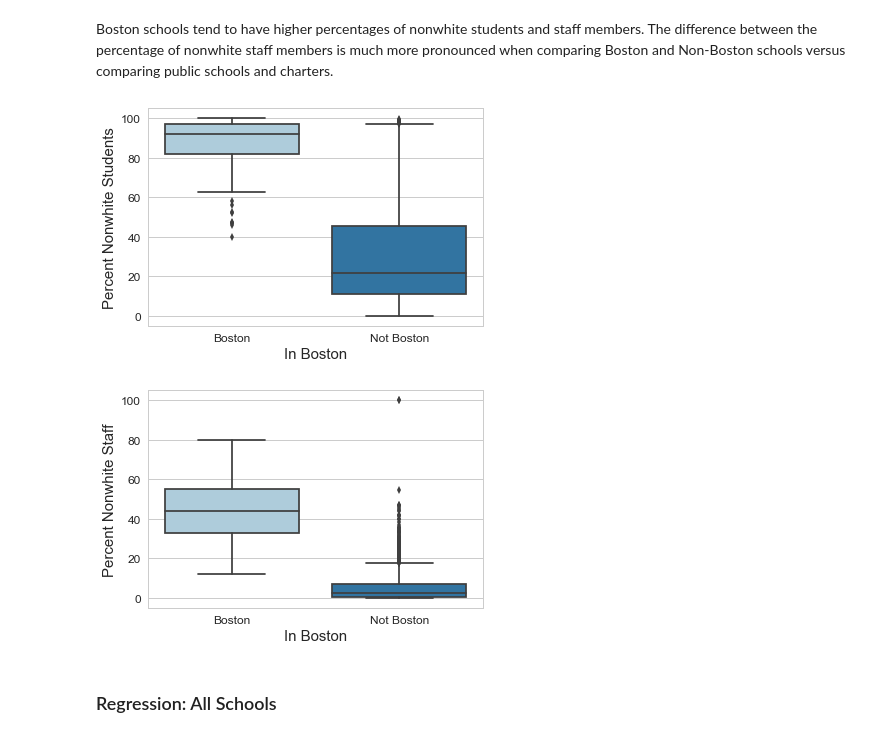
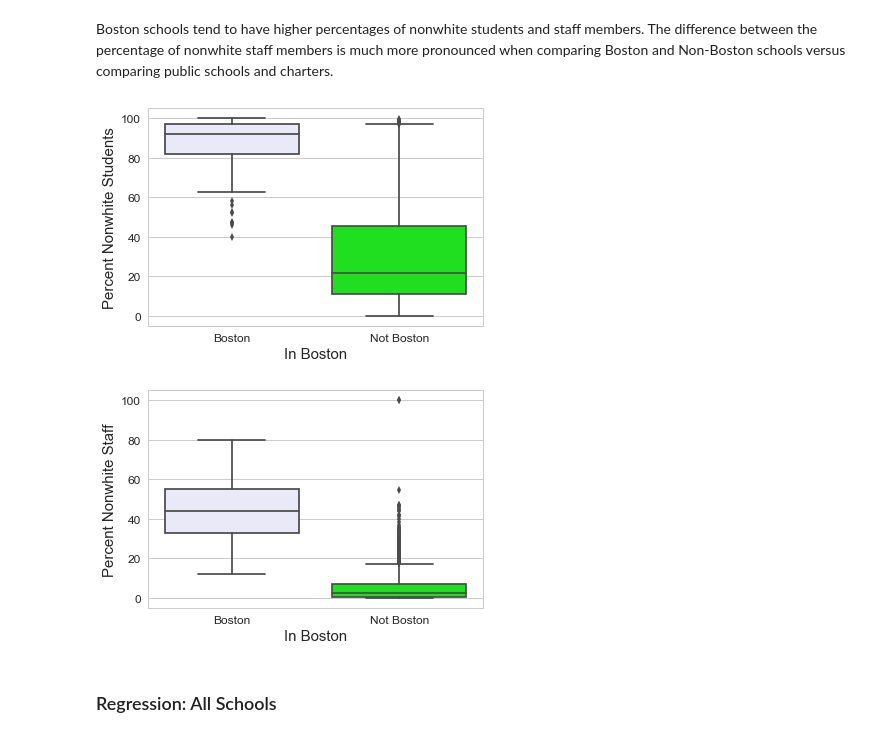
Before and after one commit to jill-k/school-staff-demographics, a Jupyter notebook: analysis/Final Write-Up Skeleton.ipynb, the cells around one changed output. Drawn from its saved outputs; the diff is of its cells as text; code cells hidden in the pictures.

```diff
--- a/analysis/Final Write-Up Skeleton.ipynb
+++ b/analysis/Final Write-Up Skeleton.ipynb
@@ -272,19 +291,19 @@ df_staff_15["In Boston"] = pd.Categorical(df_staff_15["In Boston"], categories=[
 # %% [markdown]
 Boston schools tend to have higher percentages of nonwhite students and staff members. The difference between the percentage of nonwhite staff members is much more pronounced when comparing Boston and Non-Boston schools versus comparing public schools and charters.
 # %%
-boston = sns.boxplot(x="In Boston", y="Perc Nonwhite Students", data=df_staff_15, palette="Paired", order = ["Boston", "Not Boston"])
+boston = sns.boxplot(x="In Boston", y="Perc Nonwhite Students", data=df_staff_15, palette = ["lavender", "lime"], order = ["Boston", "Not Boston"])
 boston.set_ylabel('Percent Nonwhite Students', fontsize=15)
 boston.tick_params(labelsize=12)
 boston.set_xlabel("In Boston", fontsize = 15);
 # %% [output]
-[figure, old version]
+[figure, new version]
 # %%
-boston = sns.boxplot(x="In Boston", y="Perc Nonwhite Staff", data=df_staff_15, palette="Paired", order = ["Boston", "Not Boston"])
+boston = sns.boxplot(x="In Boston", y="Perc Nonwhite Staff", data=df_staff_15, palette = ["lavender", "lime"], order = ["Boston", "Not Boston"])
 boston.set_ylabel('Percent Nonwhite Staff', fontsize=15)
 boston.tick_params(labelsize=12)
 boston.set_xlabel("In Boston", fontsize = 15);
 # %% [output]
-[figure, old version]
+[figure, new version]
 # %% [markdown]
 ### Regression: All Schools
 # %% [markdown]
```
Also changed, not shown: parts of 21 cells of this notebook.
